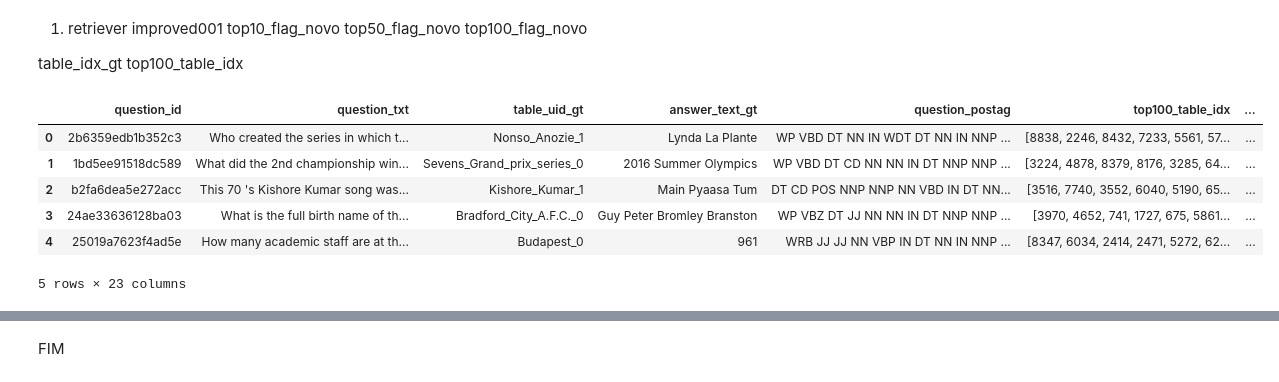
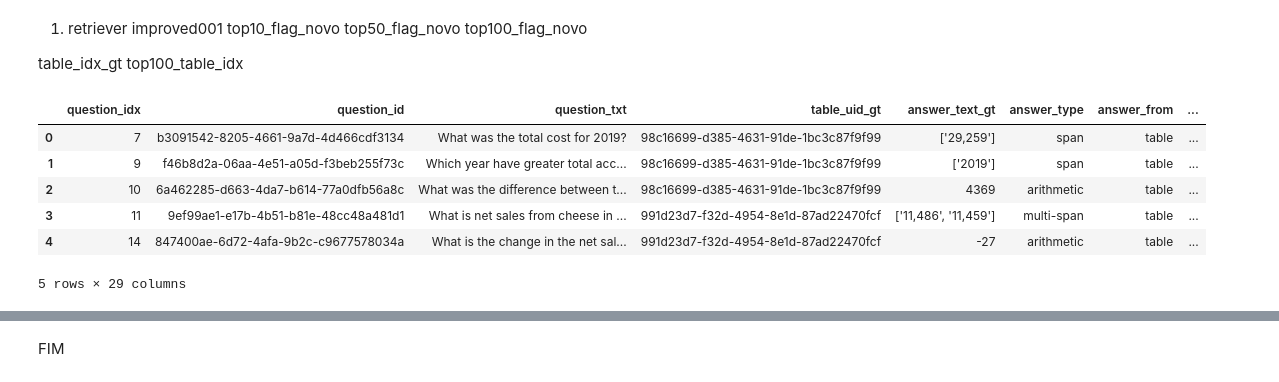
Before and after one commit to flamorim/QA, a Jupyter notebook: code/fix-problema-rerank.ipynb, the cells around one changed output, grey strips where cells are left out. Cells and saved outputs as stored; diff of their text form; code cells hidden in the pictures.

Commit message:
versao tat-qa reader

```diff
--- a/code/fix-problema-rerank.ipynb
+++ b/code/fix-problema-rerank.ipynb
@@ -15,18 +15,18 @@ top100_table_idx
 # %%
 #file = '/data/ott-qa/retriever/improved001/mpnet_table_intro_embeddings_cpu_512_512.csv'
 
-file = '/data/ott-qa/reader_tapex_tapas/mpnet_table_embeddings_cpu_384_512.csv'
+file = '/data/tat-qa/reranking/improved_e_filter002/mpnet_table_intro_embeddings_cpu_512_512_filtered.csv'
 
 df = pd.read_csv(file,sep=',', index_col=None)
 df.head()
 # %% [output]
-|  | question_id | question_txt | table_uid_gt | answer_text_gt | question_postag | top100_table_idx | ... |
-| 0 | 2b6359edb1b352c3 | Who created the series in which t... | Nonso_Anozie_1 | Lynda La Plante | WP VBD DT NN IN WDT DT NN IN NNP ... | [8838, 2246, 8432, 7233, 5561, 57... | ... |
-| 1 | 1bd5ee91518dc589 | What did the 2nd championship win... | Sevens_Grand_prix_series_0 | 2016 Summer Olympics | WP VBD DT CD NN NN IN DT NNP NNP ... | [3224, 4878, 8379, 8176, 3285, 64... | ... |
-| 2 | b2fa6dea5e272acc | This 70 's Kishore Kumar song was... | Kishore_Kumar_1 | Main Pyaasa Tum | DT CD POS NNP NNP NN VBD IN DT NN... | [3516, 7740, 3552, 6040, 5190, 65... | ... |
-| 3 | 24ae33636128ba03 | What is the full birth name of th... | Bradford_City_A.F.C._0 | Guy Peter Bromley Branston | WP VBZ DT JJ NN NN IN DT NNP NNP ... | [3970, 4652, 741, 1727, 675, 5861... | ... |
-| 4 | 25019a7623f4ad5e | How many academic staff are at th... | Budapest_0 | 961 | WRB JJ JJ NN VBP IN DT NN IN NNP ... | [8347, 6034, 2414, 2471, 5272, 62... | ... |
+|  | question_idx | question_id | question_txt | table_uid_gt | answer_text_gt | answer_type | answer_from | ... |
+| 0 | 7 | b3091542-8205-4661-9a7d-4d466cdf3134 | What was the total cost for 2019? | 98c16699-d385-4631-91de-1bc3c87f9f99 | ['29,259'] | span | table | ... |
+| 1 | 9 | f46b8d2a-06aa-4e51-a05d-f3beb255f73c | Which year have greater total acc... | 98c16699-d385-4631-91de-1bc3c87f9f99 | ['2019'] | span | table | ... |
+| 2 | 10 | 6a462285-d663-4da7-b614-77a0dfb56a8c | What was the difference between t... | 98c16699-d385-4631-91de-1bc3c87f9f99 | 4369 | arithmetic | table | ... |
+| 3 | 11 | 9ef99ae1-e17b-4b51-b81e-48cc48a481d1 | What is net sales from cheese in ... | 991d23d7-f32d-4954-8e1d-87ad22470fcf | ['11,486', '11,459'] | multi-span | table | ... |
+| 4 | 14 | 847400ae-6d72-4afa-9b2c-c9677578034a | What is the change in the net sal... | 991d23d7-f32d-4954-8e1d-87ad22470fcf | -27 | arithmetic | table | ... |
-5 rows × 23 columns
+5 rows × 29 columns
 # %%
 
 
```
Also changed, not shown: parts of 6 cells of this notebook, 25 other files.
